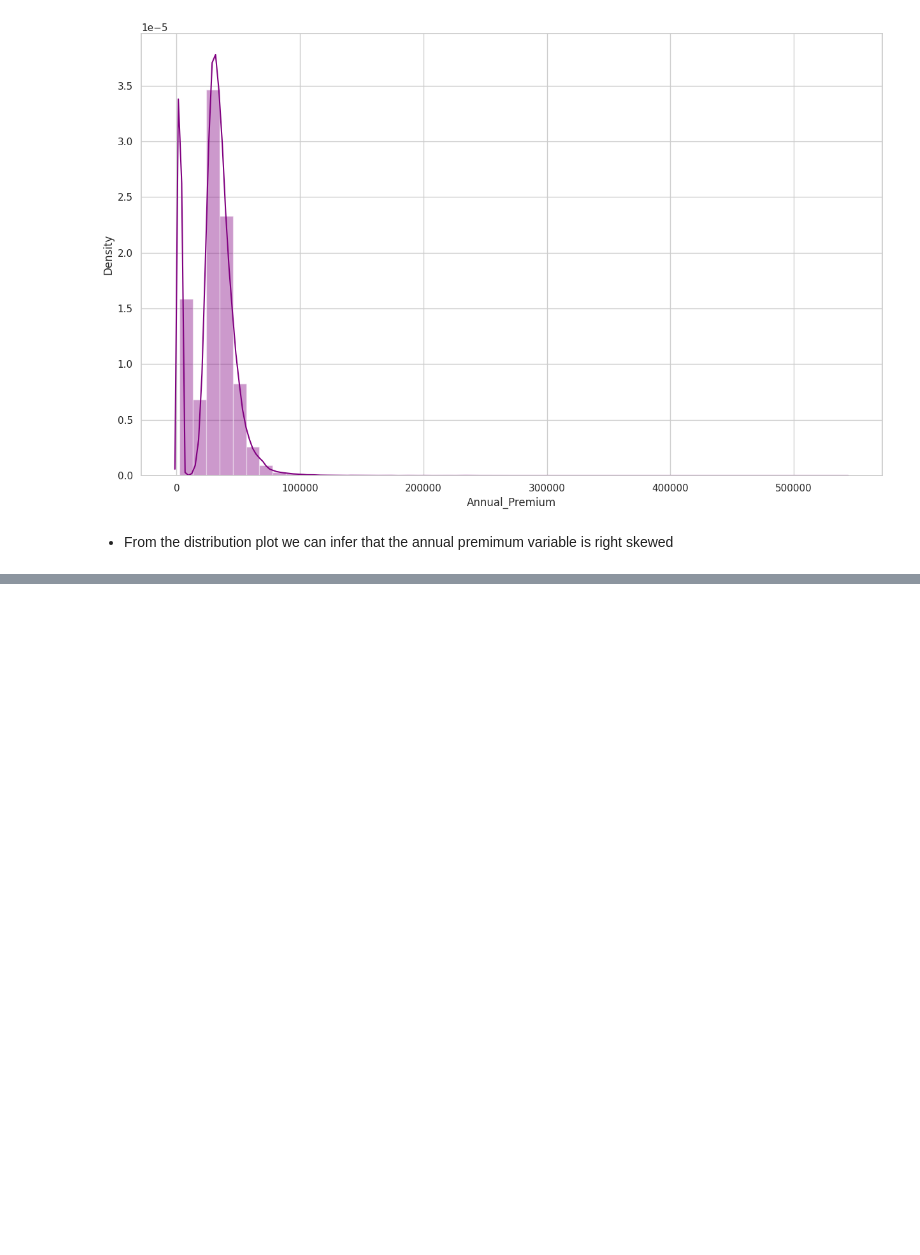
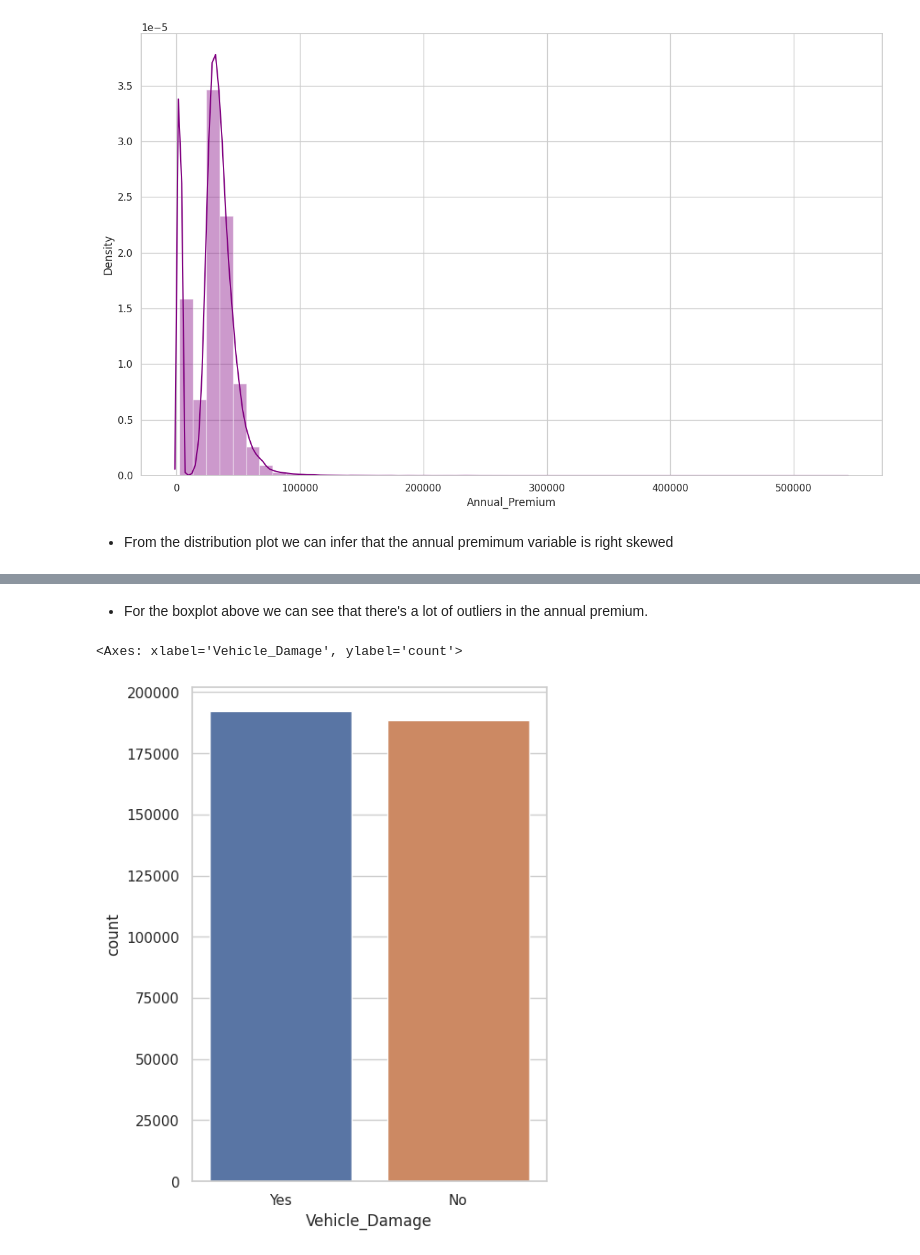
Before and after one commit to istekhar1543/health-insurance-cross-sell-prediction, a Jupyter notebook: health_insurance_cross_sell_prediction.ipynb, the cells around one changed output, grey strips where cells are left out. Drawn from its saved outputs; the diff is of its cells as text; code cells hidden in the pictures; blank space fills up the shorter version.

```diff
--- a/health_insurance_cross_sell_prediction.ipynb
+++ b/health_insurance_cross_sell_prediction.ipynb
@@ -276,0 +283,8 @@ https://gist.github.com/mwaskom/de44147ed2974457ad6372750bbe5751
+# %% [markdown]
+*  For the boxplot above we can see that there's a lot of outliers in the annual premium.
+# %%
+plt.figure(figsize=(5,7))
+sns.countplot(x=df['Vehicle_Damage'])
+# %% [output]
+<Axes: xlabel='Vehicle_Damage', ylabel='count'>
+[figure, added]
```
Also changed, not shown: parts of 16 cells of this notebook.
